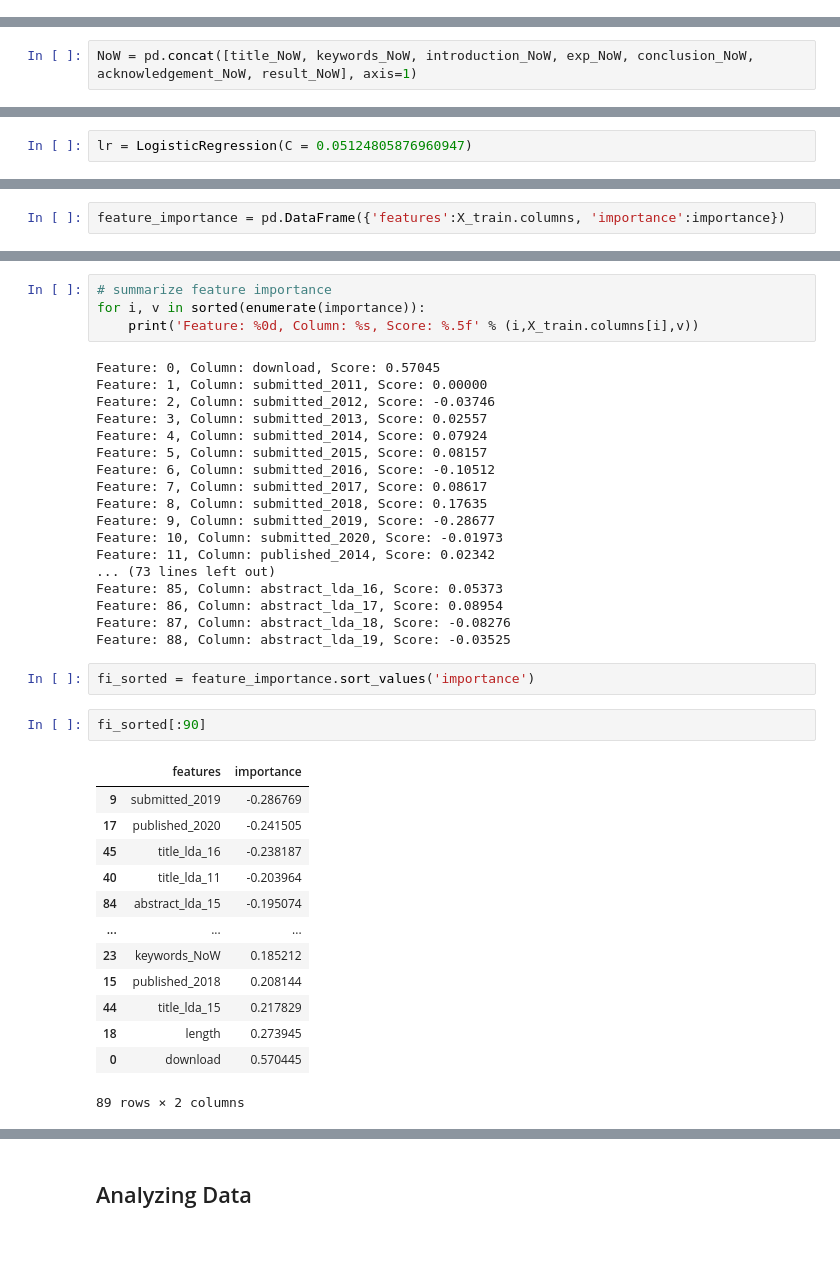
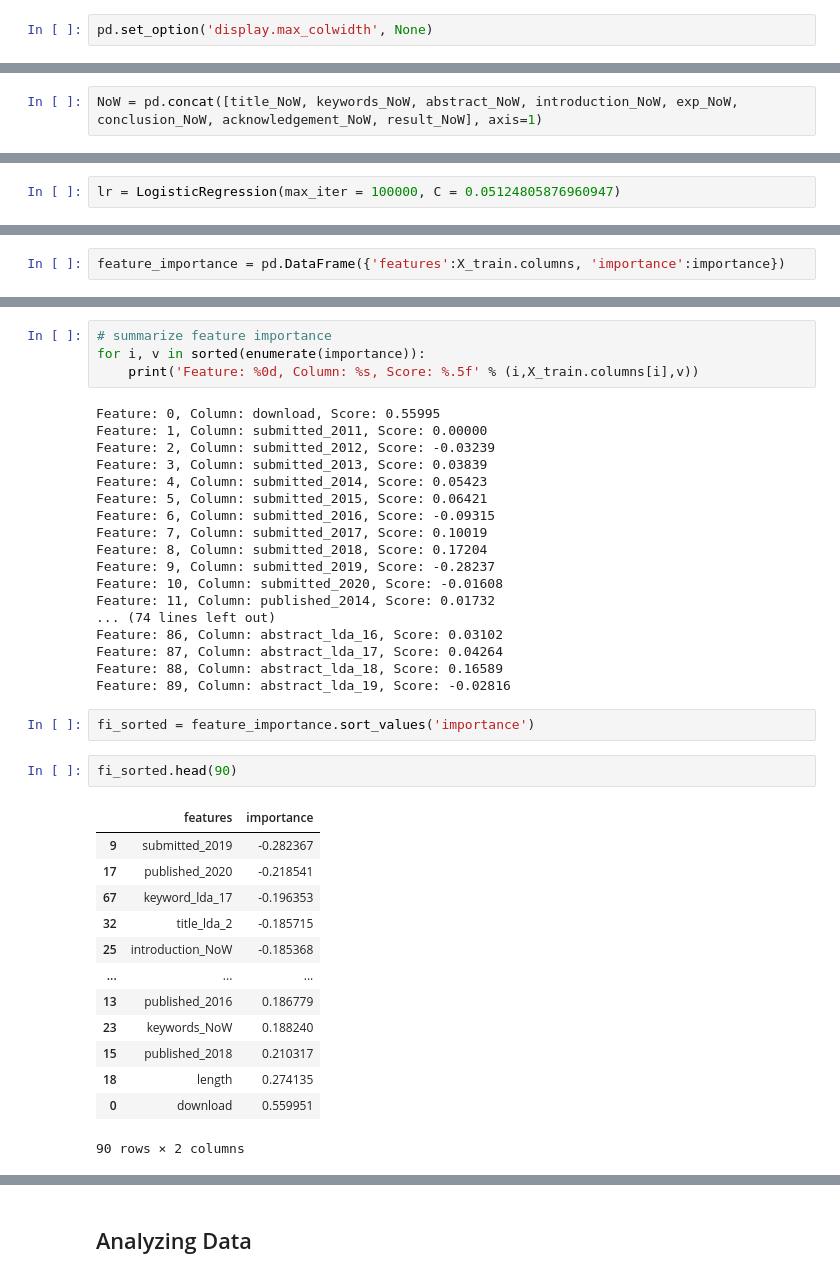
Before and after one commit to alxrpatrick/Skripsi, a Jupyter notebook: Skripsi.ipynb, the cells around one changed output, grey strips where cells are left out. Drawn from its saved outputs; the diff is of its cells as text; blank space fills up the shorter version.

```diff
--- a/Skripsi.ipynb
+++ b/Skripsi.ipynb
@@ -143,6 +143,8 @@ journal_table[1024:]
 |  | journal_id | sub_id | issue_id | title | keywords | abstract | introduction | experimental_method | ... |
 | 1024 | 1094 | 2852 | 64 | Yaw Motion Stability of an Indone... | Limit cycles; Maneuvering; Ro-ro ... | <p class="AbstracttitleDERJournal... | <p class="MsoNormal" style="text-... |  | ... |
 1 rows × 31 columns
+# %%
+pd.set_option('display.max_colwidth', None)
 # %% [markdown]
 ### Adding citing column as DV
 # %%
@@ -1278,7 +1282,7 @@ result_NoW
 # %%
 NoW = pd.DataFrame
 # %%
-NoW = pd.concat([title_NoW, keywords_NoW, introduction_NoW, exp_NoW, conclusion_NoW, acknowledgement_NoW, result_NoW], axis=1)
+NoW = pd.concat([title_NoW, keywords_NoW, abstract_NoW, introduction_NoW, exp_NoW, conclusion_NoW, acknowledgement_NoW, result_NoW], axis=1)
 # %%
 NoW
 # %% [output]
@@ -1623,7 +1625,7 @@ Best score is 0.7182902973395932
 # %% [markdown]
 ### Using new hyperparameter
 # %%
-lr = LogisticRegression(C = 0.05124805876960947)
+lr = LogisticRegression(max_iter = 100000, C = 0.05124805876960947)
 # %%
 lr.fit(X_train, y_train)
 # %% [output]
@@ -1717,41 +1718,41 @@ feature_importance
 for i, v in sorted(enumerate(importance)):
 	print('Feature: %0d, Column: %s, Score: %.5f' % (i,X_train.columns[i],v))
 # %% [output]
-Feature: 0, Column: download, Score: 0.57045
+Feature: 0, Column: download, Score: 0.55995
 Feature: 1, Column: submitted_2011, Score: 0.00000
-Feature: 2, Column: submitted_2012, Score: -0.03746
-Feature: 3, Column: submitted_2013, Score: 0.02557
-Feature: 4, Column: submitted_2014, Score: 0.07924
-Feature: 5, Column: submitted_2015, Score: 0.08157
-Feature: 6, Column: submitted_2016, Score: -0.10512
-Feature: 7, Column: submitted_2017, Score: 0.08617
-Feature: 8, Column: submitted_2018, Score: 0.17635
-Feature: 9, Column: submitted_2019, Score: -0.28677
-Feature: 10, Column: submitted_2020, Score: -0.01973
-Feature: 11, Column: published_2014, Score: 0.02342
-... (73 lines left out)
-Feature: 85, Column: abstract_lda_16, Score: 0.05373
-Feature: 86, Column: abstract_lda_17, Score: 0.08954
-Feature: 87, Column: abstract_lda_18, Score: -0.08276
-Feature: 88, Column: abstract_lda_19, Score: -0.03525
+Feature: 2, Column: submitted_2012, Score: -0.03239
+Feature: 3, Column: submitted_2013, Score: 0.03839
+Feature: 4, Column: submitted_2014, Score: 0.05423
+Feature: 5, Column: submitted_2015, Score: 0.06421
+Feature: 6, Column: submitted_2016, Score: -0.09315
+Feature: 7, Column: submitted_2017, Score: 0.10019
+Feature: 8, Column: submitted_2018, Score: 0.17204
+Feature: 9, Column: submitted_2019, Score: -0.28237
+Feature: 10, Column: submitted_2020, Score: -0.01608
+Feature: 11, Column: published_2014, Score: 0.01732
+... (74 lines left out)
+Feature: 86, Column: abstract_lda_16, Score: 0.03102
+Feature: 87, Column: abstract_lda_17, Score: 0.04264
+Feature: 88, Column: abstract_lda_18, Score: 0.16589
+Feature: 89, Column: abstract_lda_19, Score: -0.02816
 # %%
 fi_sorted = feature_importance.sort_values('importance')
 # %%
-fi_sorted[:90]
+fi_sorted.head(90)
 # %% [output]
 |  | features | importance |
-| 9 | submitted_2019 | -0.286769 |
-| 17 | published_2020 | -0.241505 |
-| 45 | title_lda_16 | -0.238187 |
-| 40 | title_lda_11 | -0.203964 |
-| 84 | abstract_lda_15 | -0.195074 |
+| 9 | submitted_2019 | -0.282367 |
+| 17 | published_2020 | -0.218541 |
+| 67 | keyword_lda_17 | -0.196353 |
+| 32 | title_lda_2 | -0.185715 |
+| 25 | introduction_NoW | -0.185368 |
 | ... | ... | ... |
-| 23 | keywords_NoW | 0.185212 |
-| 15 | published_2018 | 0.208144 |
-| 44 | title_lda_15 | 0.217829 |
-| 18 | length | 0.273945 |
-| 0 | download | 0.570445 |
+| 13 | published_2016 | 0.186779 |
+| 23 | keywords_NoW | 0.188240 |
+| 15 | published_2018 | 0.210317 |
+| 18 | length | 0.274135 |
+| 0 | download | 0.559951 |
-89 rows × 2 columns
+90 rows × 2 columns
 # %%
 # plot feature importance
 plt.figure(figsize=(10,30))
```
Also changed, not shown: parts of 33 cells of this notebook.
